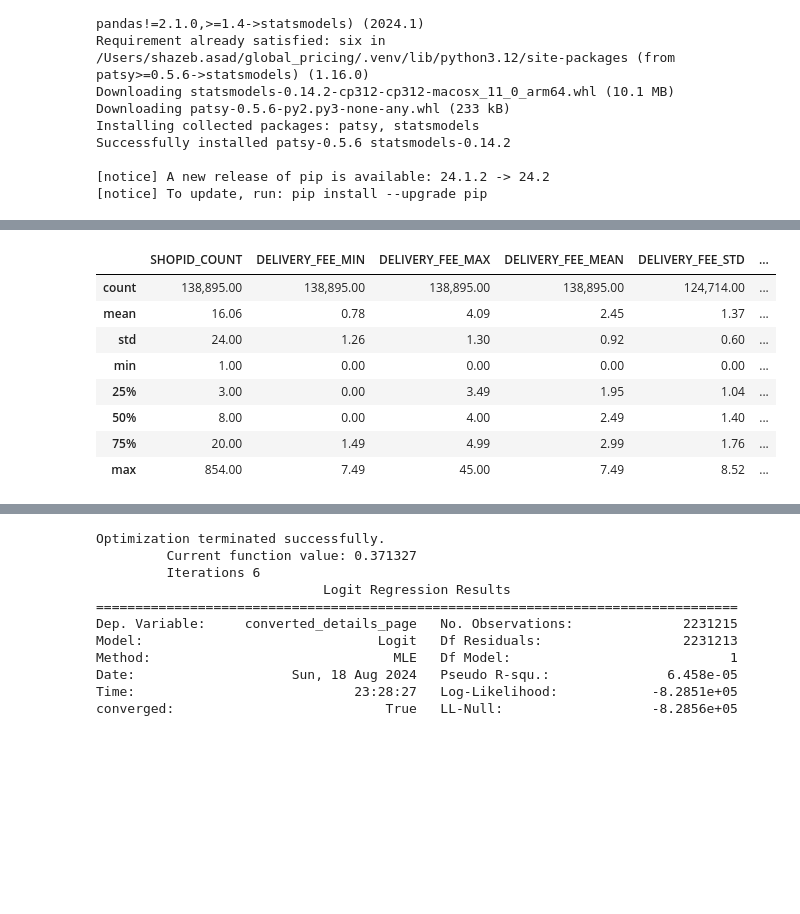
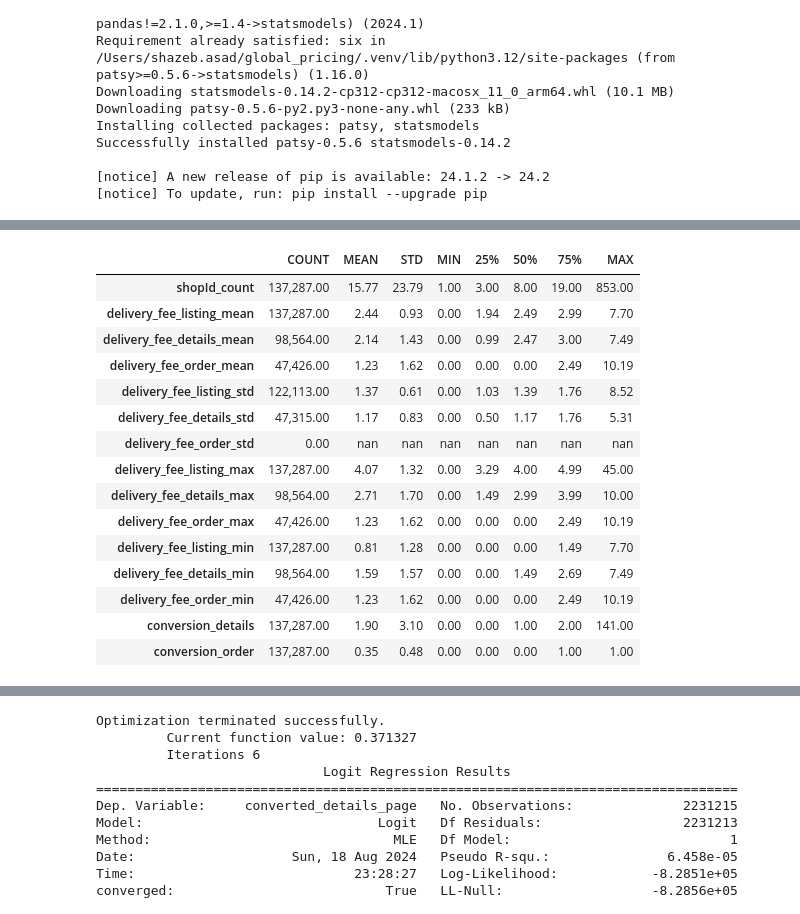
Before and after one commit to shazebasad-dh/https---github.com-deliveryhero-global_pricing, a Jupyter notebook: team/Shazeb/Impressions_data/analysis.ipynb, the cells around one changed output, grey strips where cells are left out. Drawn from its saved outputs; the diff is of its cells as text; code cells hidden in the pictures; blank space fills up the shorter version.

```diff
--- a/team/Shazeb/Impressions_data/analysis.ipynb
+++ b/team/Shazeb/Impressions_data/analysis.ipynb
@@ -270,0 +270,36 @@ a_df.to_csv('session_keys.csv', index=False)
+# %%
+# group data on session level
+result = details.groupby('session_key').agg({
+    'shopId': 'count',
+    'delivery_fee_listing': ['min', 'max', 'mean', 'std'],
+    'delivery_fee_details': ['min', 'max', 'mean', 'std'],
+    'delivery_fee_order': ['min', 'max', 'mean', 'std'],
+    'converted_details_page': 'sum',
+    'converted_order':'sum'
+})
+
+result = result.reset_index()
+
+result.columns = ['session_keys','shopId_count', 'delivery_fee_listing_min', 'delivery_fee_listing_max', 'delivery_fee_listing_mean', 'delivery_fee_listing_std',
+                  'delivery_fee_details_min', 'delivery_fee_details_max', 'delivery_fee_details_mean', 'delivery_fee_details_std',
+                  'delivery_fee_order_min', 'delivery_fee_order_max', 'delivery_fee_order_mean', 'delivery_fee_order_std'
+                  ,'conversion_details','conversion_order']
+
+
+result = result[['session_keys','shopId_count', 'delivery_fee_listing_mean', 'delivery_fee_details_mean', 'delivery_fee_order_mean','delivery_fee_listing_std',
+                 'delivery_fee_details_std','delivery_fee_order_std','delivery_fee_listing_max','delivery_fee_details_max','delivery_fee_order_max',
+                 'delivery_fee_listing_min','delivery_fee_details_min','delivery_fee_order_min','conversion_details','conversion_order']]
+
+
+# #data checks to ensure two orders are not being created for the same session
+# # a = result[result['conversion_order'] > 1]['session_key']
+# # a_df = a.to_frame()
+# # a_df.to_csv('session_keys.csv', index=False)
+
+# #details[(details['session_key'] == '+7rRdfTKaQno5YS6X1z+MA==') & (details['converted_order'] == 1)]
+
+
+#remove sessions with more than 1 order creation (temp)
+result = result[result['conversion_order'] <= 1]
+
+print(result)
@@ -271,16 +324,23 @@ a_df.to_csv('session_keys.csv', index=False)
 # %%
 descriptive_stats = result.describe()
 
-descriptive_stats.style \
+descriptive_stats.transpose().style \
                  .format(precision=2, thousands=",", decimal=".") \
                  .format_index(str.upper, axis=1)
 # %% [output]
-|  | SHOPID_COUNT | DELIVERY_FEE_MIN | DELIVERY_FEE_MAX | DELIVERY_FEE_MEAN | DELIVERY_FEE_STD | ... |
-| count | 138,895.00 | 138,895.00 | 138,895.00 | 138,895.00 | 124,714.00 | ... |
-| mean | 16.06 | 0.78 | 4.09 | 2.45 | 1.37 | ... |
-| std | 24.00 | 1.26 | 1.30 | 0.92 | 0.60 | ... |
-| min | 1.00 | 0.00 | 0.00 | 0.00 | 0.00 | ... |
-| 25% | 3.00 | 0.00 | 3.49 | 1.95 | 1.04 | ... |
-| 50% | 8.00 | 0.00 | 4.00 | 2.49 | 1.40 | ... |
-| 75% | 20.00 | 1.49 | 4.99 | 2.99 | 1.76 | ... |
-| max | 854.00 | 7.49 | 45.00 | 7.49 | 8.52 | ... |
+|  | COUNT | MEAN | STD | MIN | 25% | 50% | 75% | MAX |
+| shopId_count | 137,287.00 | 15.77 | 23.79 | 1.00 | 3.00 | 8.00 | 19.00 | 853.00 |
+| delivery_fee_listing_mean | 137,287.00 | 2.44 | 0.93 | 0.00 | 1.94 | 2.49 | 2.99 | 7.70 |
+| delivery_fee_details_mean | 98,564.00 | 2.14 | 1.43 | 0.00 | 0.99 | 2.47 | 3.00 | 7.49 |
+| delivery_fee_order_mean | 47,426.00 | 1.23 | 1.62 | 0.00 | 0.00 | 0.00 | 2.49 | 10.19 |
+| delivery_fee_listing_std | 122,113.00 | 1.37 | 0.61 | 0.00 | 1.03 | 1.39 | 1.76 | 8.52 |
+| delivery_fee_details_std | 47,315.00 | 1.17 | 0.83 | 0.00 | 0.50 | 1.17 | 1.76 | 5.31 |
+| delivery_fee_order_std | 0.00 | nan | nan | nan | nan | nan | nan | nan |
+| delivery_fee_listing_max | 137,287.00 | 4.07 | 1.32 | 0.00 | 3.29 | 4.00 | 4.99 | 45.00 |
+| delivery_fee_details_max | 98,564.00 | 2.71 | 1.70 | 0.00 | 1.49 | 2.99 | 3.99 | 10.00 |
+| delivery_fee_order_max | 47,426.00 | 1.23 | 1.62 | 0.00 | 0.00 | 0.00 | 2.49 | 10.19 |
+| delivery_fee_listing_min | 137,287.00 | 0.81 | 1.28 | 0.00 | 0.00 | 0.00 | 1.49 | 7.70 |
+| delivery_fee_details_min | 98,564.00 | 1.59 | 1.57 | 0.00 | 0.00 | 1.49 | 2.69 | 7.49 |
+| delivery_fee_order_min | 47,426.00 | 1.23 | 1.62 | 0.00 | 0.00 | 0.00 | 2.49 | 10.19 |
+| conversion_details | 137,287.00 | 1.90 | 3.10 | 0.00 | 0.00 | 1.00 | 2.00 | 141.00 |
+| conversion_order | 137,287.00 | 0.35 | 0.48 | 0.00 | 0.00 | 0.00 | 1.00 | 1.00 |
```
Also changed, not shown: parts of 35 cells of this notebook, 2 other files.
